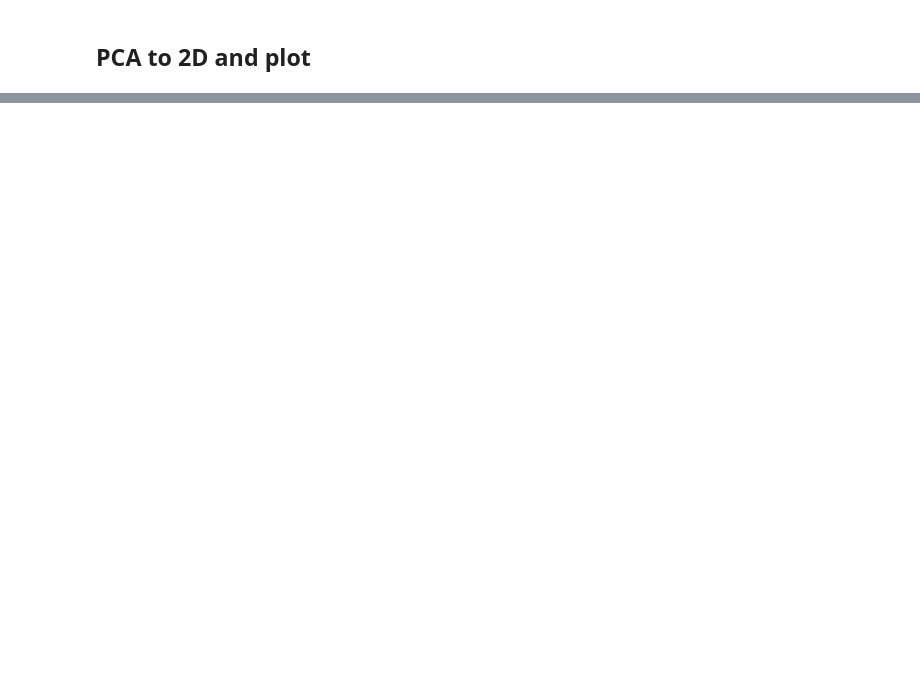
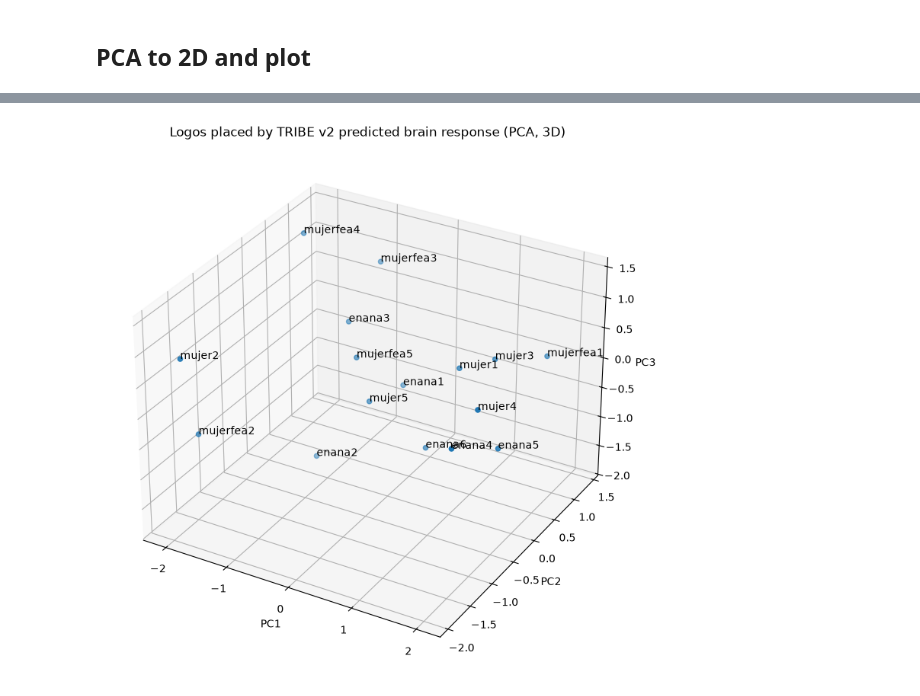
Before and after one commit to judramirezj/neural-echo, a Jupyter notebook: score_logos.ipynb, the cells around one changed output, grey strips where cells are left out. Drawn from its saved outputs; the diff is of its cells as text; code cells hidden in the pictures; blank space fills up the shorter version.

```diff
--- a/score_logos.ipynb
+++ b/score_logos.ipynb
@@ -189,0 +190,15 @@ ValueError: n_components=2 must be between 0 and min(n_samples, n_features)=1 wi
+# %%
+coords_3d = PCA(n_components=3).fit_transform(X)
+
+fig = plt.figure(figsize=(9, 9))
+ax = fig.add_subplot(projection="3d")
+ax.scatter(coords_3d[:, 0], coords_3d[:, 1], coords_3d[:, 2])
+for (x, y, z), name in zip(coords_3d, names):
+    ax.text(x, y, z, name)
+ax.set_xlabel("PC1")
+ax.set_ylabel("PC2")
+ax.set_zlabel("PC3")
+ax.set_title("Logos placed by TRIBE v2 predicted brain response (PCA, 3D)")
+plt.show()
+# %% [output]
+[figure, added]
```
Also changed, not shown: parts of 3 cells of this notebook, 58 other files.
